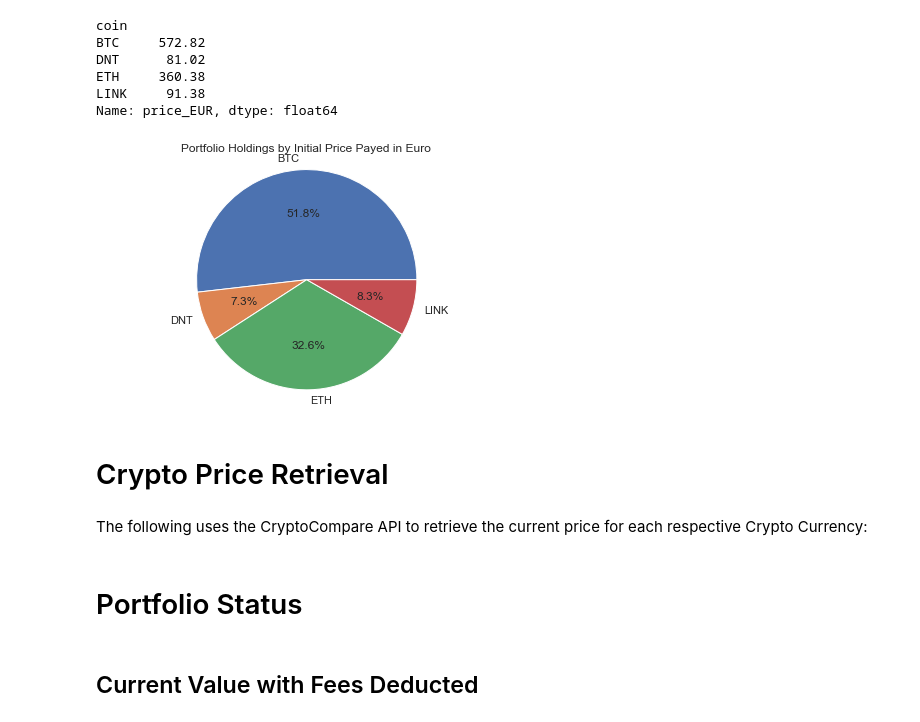
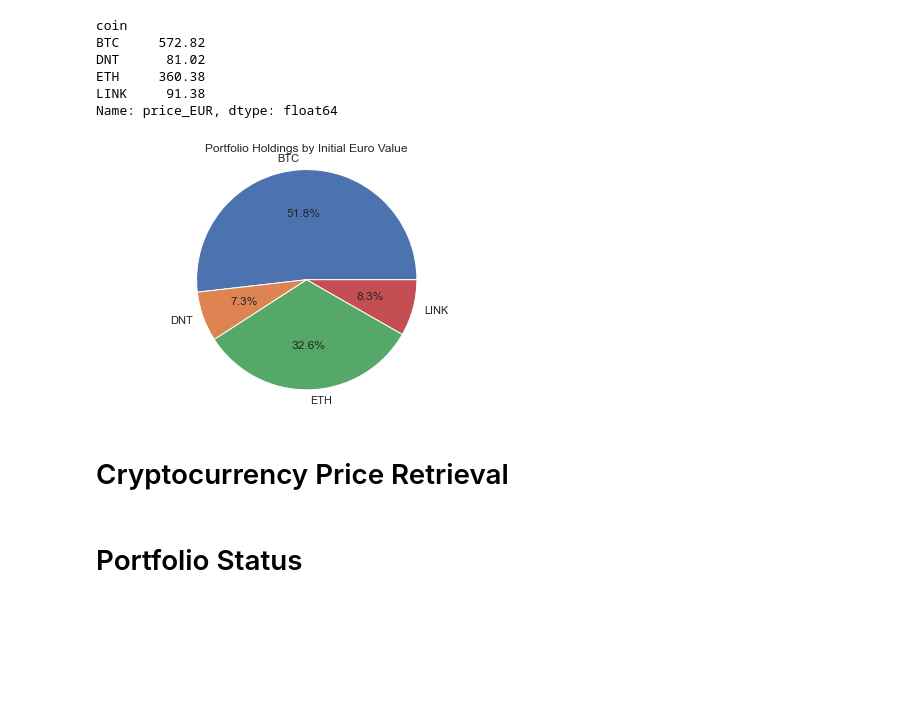
Before and after one commit to ConanMercer/CryptoPortfolio, a Jupyter notebook: Crypto_Analysis.ipynb, the cells around one changed output. Drawn from its saved outputs; the diff is of its cells as text; code cells hidden in the pictures; blank space fills up the shorter version.

```diff
--- a/Crypto_Analysis.ipynb
+++ b/Crypto_Analysis.ipynb
@@ -45,16 +41,14 @@ LINK     91.38
 Name: price_EUR, dtype: float64
 # %%
 plt.pie(groupedByType,labels=('BTC','DNT','ETH','LINK'),autopct='%1.1f%%')
-plt.title('Portfolio Holdings by Initial Price Payed in Euro')
+plt.title('Portfolio Holdings by Initial Euro Value')
 plt.axis('equal')
 plt.tight_layout()
 plt.show()
 # %% [output]
-[figure, old version]
+[figure, new version]
 # %% [markdown]
-# Crypto Price Retrieval
+# Cryptocurrency Price Retrieval
-# %% [markdown]
-The following uses the CryptoCompare API to retrieve the current price for each respective Crypto Currency:
 # %%
 dfBTC = cryptocompare.get_price('BTC')['BTC']['EUR']
 dfETH = cryptocompare.get_price('ETH')['ETH']['EUR']
@@ -62,8 +56,6 @@ dfLINK = cryptocompare.get_price('LINK')['LINK']['EUR']
 dfDNT = cryptocompare.get_price('DNT')['DNT']['EUR']
 # %% [markdown]
 # Portfolio Status
-# %% [markdown]
-## Current Value with Fees Deducted
 # %%
 groupedByAmount = df.groupby('coin')['amount'].sum()
 print(groupedByAmount)
```
Also changed, not shown: parts of 18 cells of this notebook.
